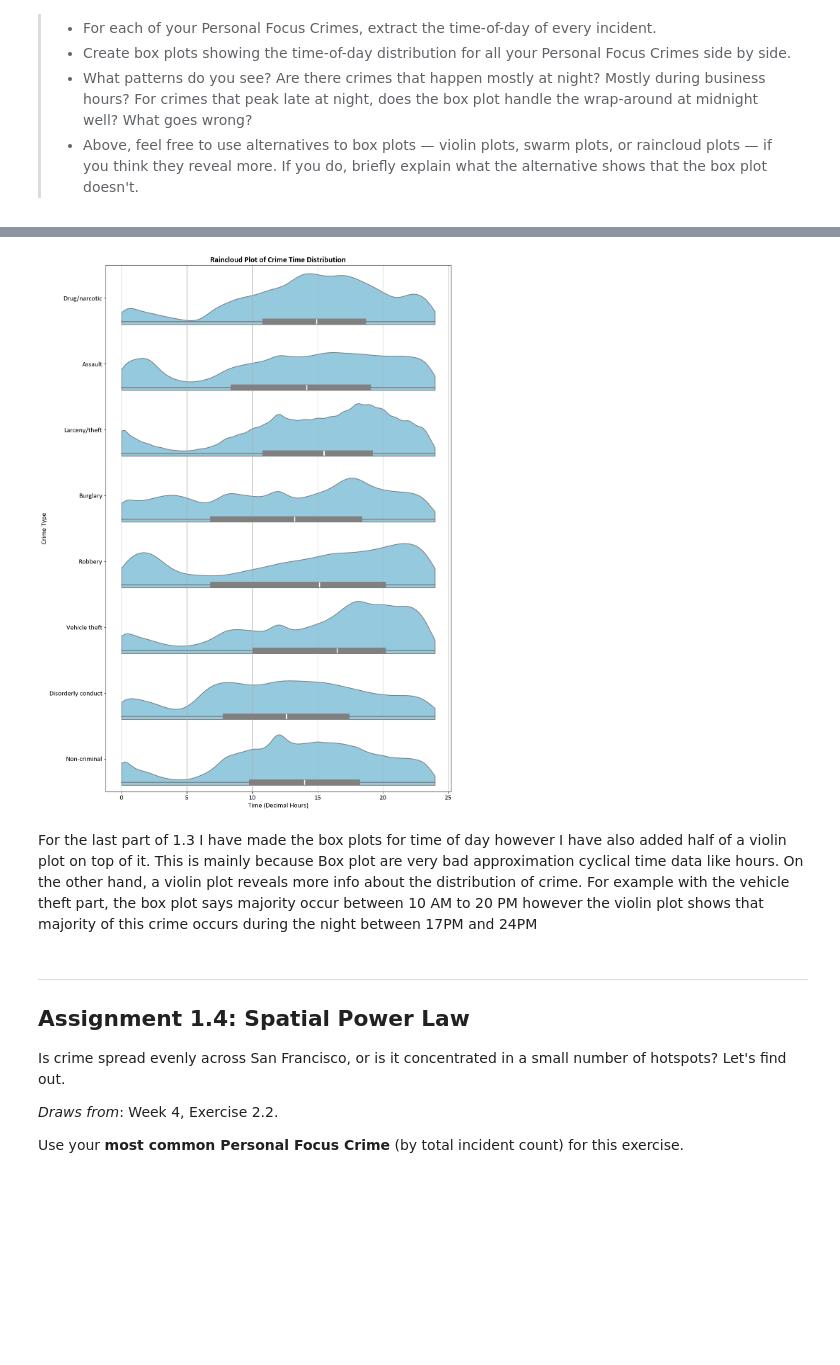
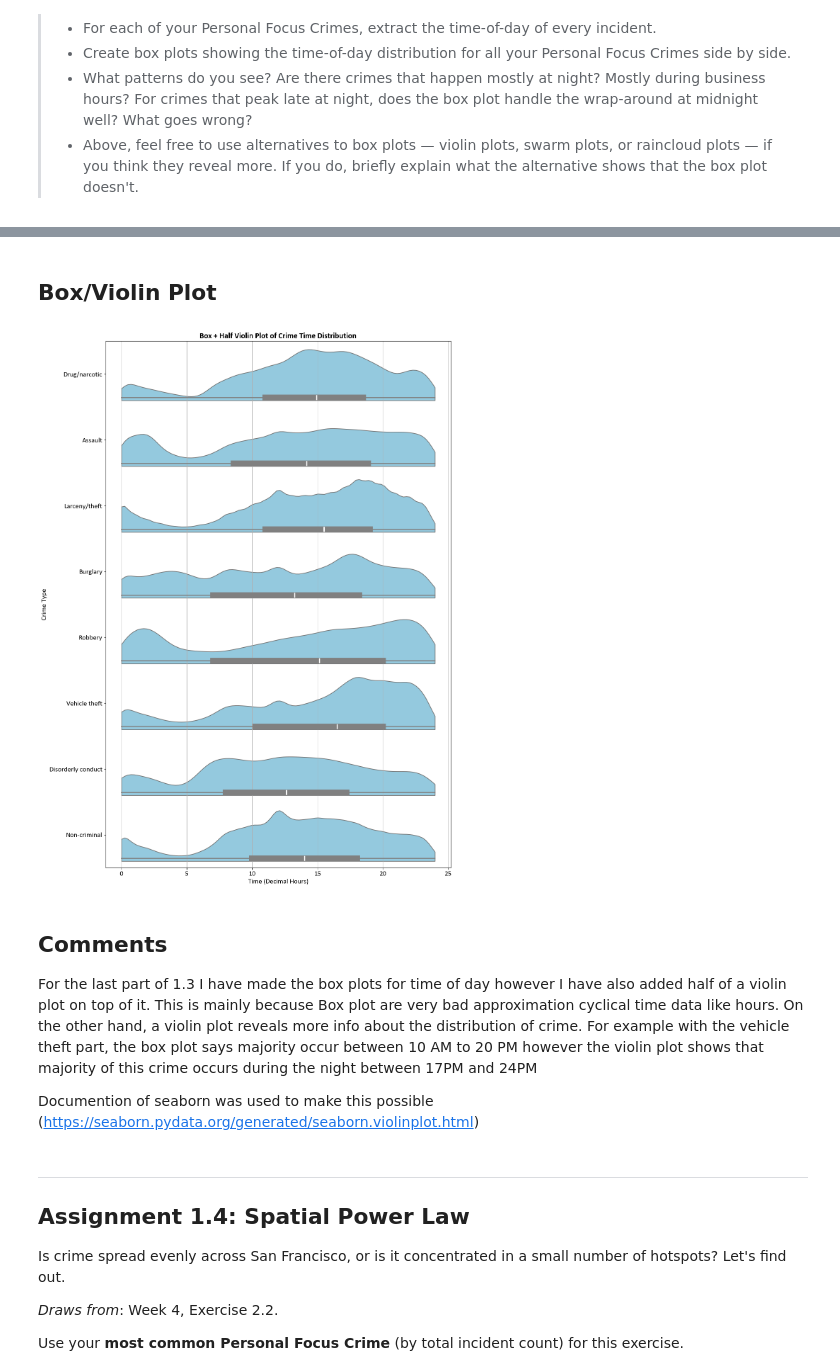
Before and after one commit to MilaGolomozin/SocialData2026, a Jupyter notebook: Assignment1.ipynb, the cells around one changed output, grey strips where cells are left out. Cells and saved outputs as stored; diff of their text form; code cells hidden in the pictures; blank space fills up the shorter version.

```diff
--- a/Assignment1.ipynb
+++ b/Assignment1.ipynb
@@ -264,30 +284,36 @@ plt.show()
+# %% [markdown]
+## Box/Violin Plot
 # %%
 import ptitprince as pt
 df['Time'] = pd.to_datetime(df['Time'], errors='coerce')
 df['Box_pt_time'] = (df['Time'].dt.hour + df['Time'].dt.minute / 60)
 
 plt.figure(figsize=(12, 16))
 sns.violinplot(
     x='Box_pt_time',
     y='Category',
     data=df,
     cut=0,
     inner='box',
     color='skyblue',
     split=True,
     inner_kws=dict(box_width=12, whis_width=2, color="grey")
 )
 
 plt.xlabel("Time (Decimal Hours)")
 plt.ylabel("Crime Type")
-plt.title("Raincloud Plot of Crime Time Distribution", fontsize=16, fontweight='bold')
+plt.title("Box + Half Violin Plot of Crime Time Distribution", fontsize=16, fontweight='bold')
 plt.tight_layout()
 plt.grid(axis='x')
 plt.show()
 # %% [output]
-[figure, old version]
+[figure, new version]
 # %% [markdown]
+## Comments
+
 For the last part of 1.3 I have made the box plots for time of day however I have also added half of a violin plot on top of it. This is mainly because Box plot are very bad approximation cyclical time data like hours. On the other hand, a violin plot reveals more info about the distribution of crime. For example with the vehicle theft part, the box plot says majority occur between 10 AM to 20 PM however the violin plot shows that majority of this crime occurs during the night between 17PM and 24PM
+
+Documention of seaborn was used to make this possible (https://seaborn.pydata.org/generated/seaborn.violinplot.html)
 # %% [markdown]
 ---
 ## Assignment 1.4: Spatial Power Law
```
Also changed, not shown: parts of 21 cells of this notebook.
